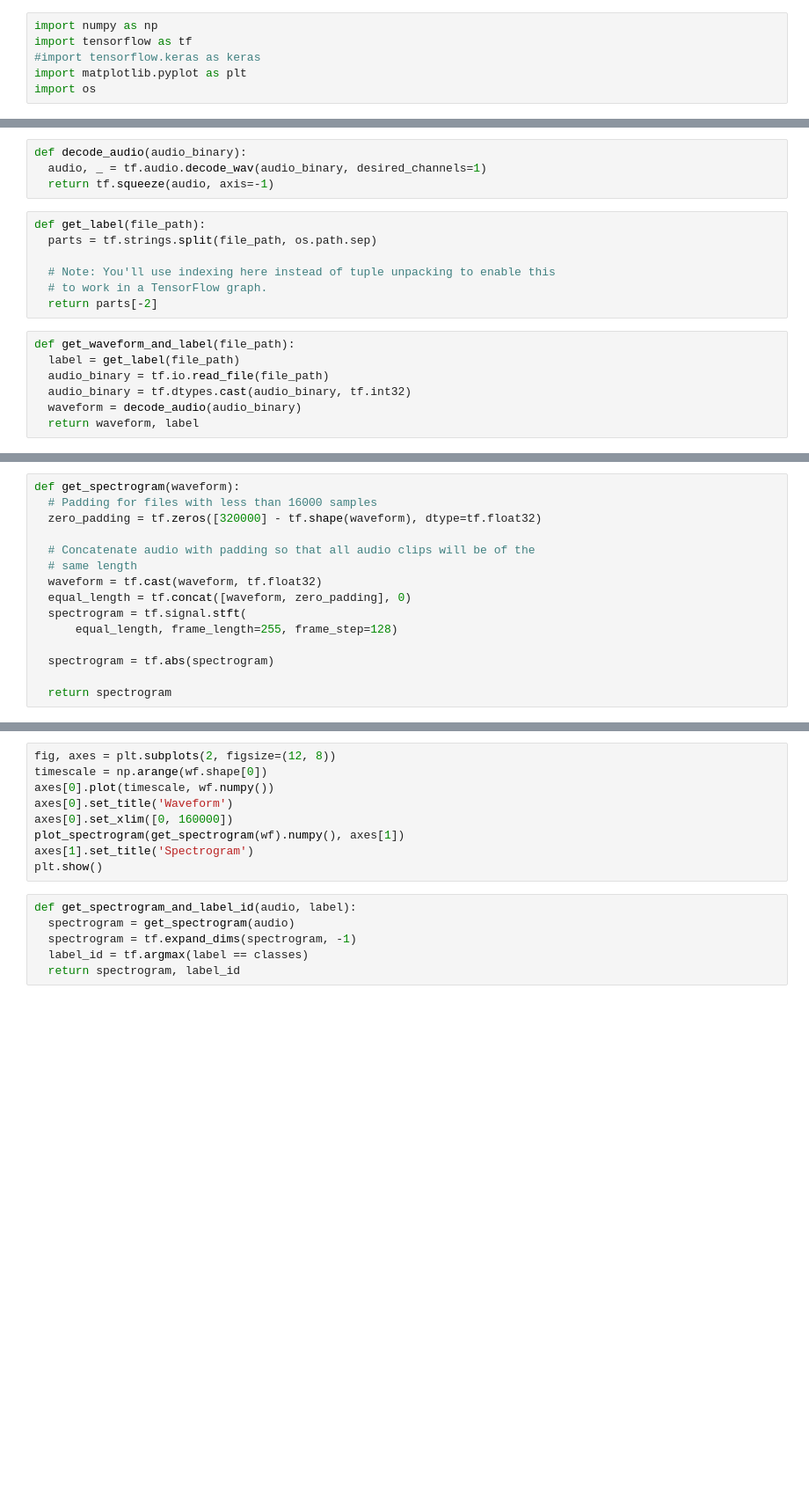
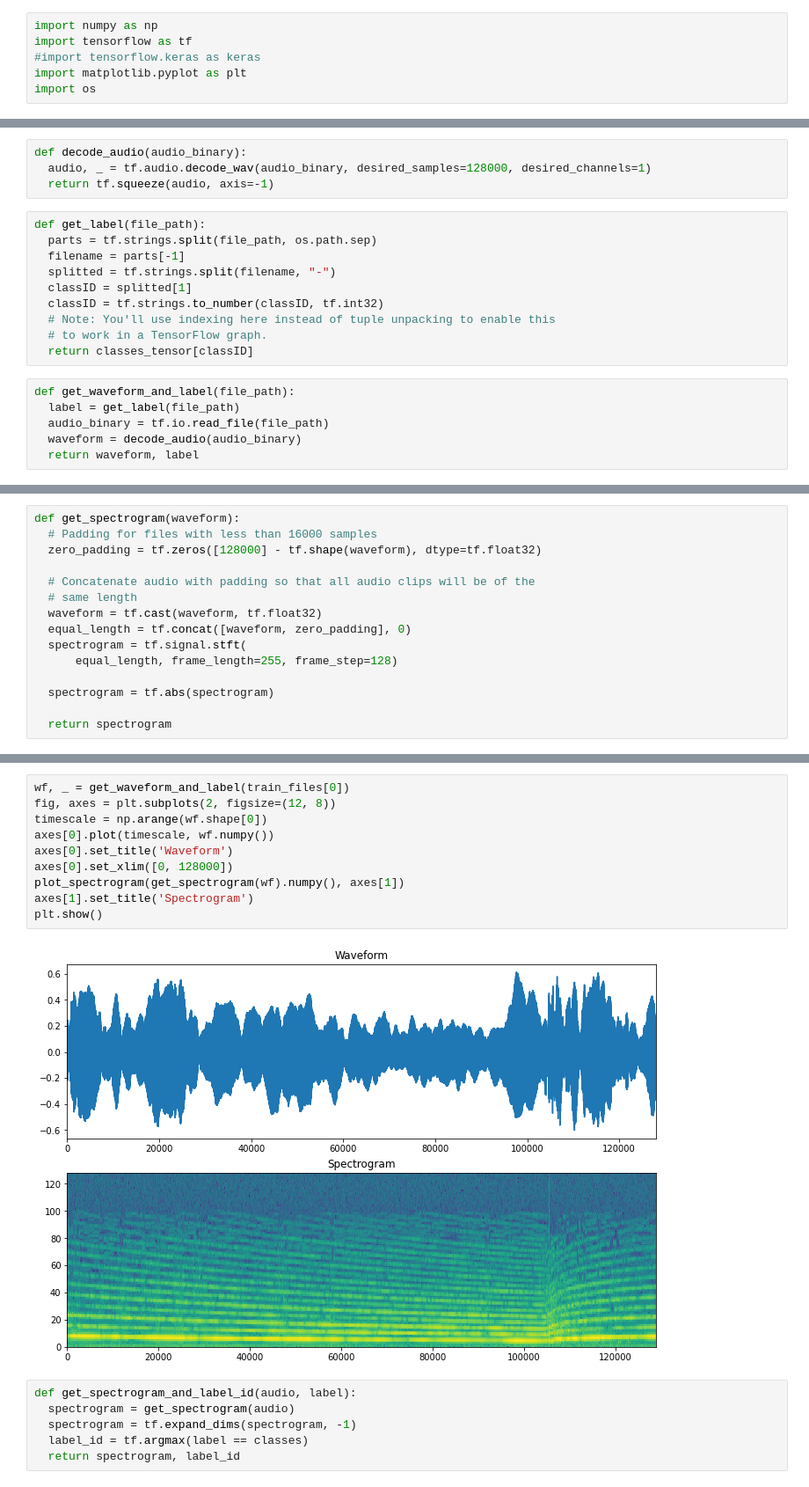
Before and after one commit to atzoriandrea/audio_classification, a Jupyter notebook: audio_classification.ipynb, the cells around one changed output, grey strips where cells are left out. Shown at 88% size. Saved outputs shown, nothing was run; the diff lists cells and outputs as text; blank space fills up the shorter version.

```diff
--- a/audio_classification.ipynb
+++ b/audio_classification.ipynb
@@ -20,20 +25,22 @@ for fold in os.listdir(dataset_path)[1:]:
   train_files.extend(files)
 # %%
 def decode_audio(audio_binary):
-  audio, _ = tf.audio.decode_wav(audio_binary, desired_channels=1)
+  audio, _ = tf.audio.decode_wav(audio_binary, desired_samples=128000, desired_channels=1)
   return tf.squeeze(audio, axis=-1)
 # %%
 def get_label(file_path):
   parts = tf.strings.split(file_path, os.path.sep)
-
+  filename = parts[-1]
+  splitted = tf.strings.split(filename, "-")
+  classID = splitted[1]
+  classID = tf.strings.to_number(classID, tf.int32)
   # Note: You'll use indexing here instead of tuple unpacking to enable this
   # to work in a TensorFlow graph.
-  return parts[-2]
+  return classes_tensor[classID]
 # %%
 def get_waveform_and_label(file_path):
   label = get_label(file_path)
   audio_binary = tf.io.read_file(file_path)
-  audio_binary = tf.dtypes.cast(audio_binary, tf.int32)
   waveform = decode_audio(audio_binary)
   return waveform, label
 # %%
@@ -48,7 +50,7 @@ TypeError: in user code:
 # %%
 def get_spectrogram(waveform):
   # Padding for files with less than 16000 samples
-  zero_padding = tf.zeros([320000] - tf.shape(waveform), dtype=tf.float32)
+  zero_padding = tf.zeros([128000] - tf.shape(waveform), dtype=tf.float32)
 
   # Concatenate audio with padding so that all audio clips will be of the
   # same length
@@ -75,12 +75,15 @@ def plot_spectrogram(spectrogram, ax):
 # %%
+wf, _ = get_waveform_and_label(train_files[0])
 fig, axes = plt.subplots(2, figsize=(12, 8))
 timescale = np.arange(wf.shape[0])
 axes[0].plot(timescale, wf.numpy())
 axes[0].set_title('Waveform')
-axes[0].set_xlim([0, 160000])
+axes[0].set_xlim([0, 128000])
 plot_spectrogram(get_spectrogram(wf).numpy(), axes[1])
 axes[1].set_title('Spectrogram')
 plt.show()
+# %% [output]
+[figure, added]
 # %%
 def get_spectrogram_and_label_id(audio, label):
   spectrogram = get_spectrogram(audio)
```
Also changed, not shown: parts of 20 cells of this notebook, 1 other file.
